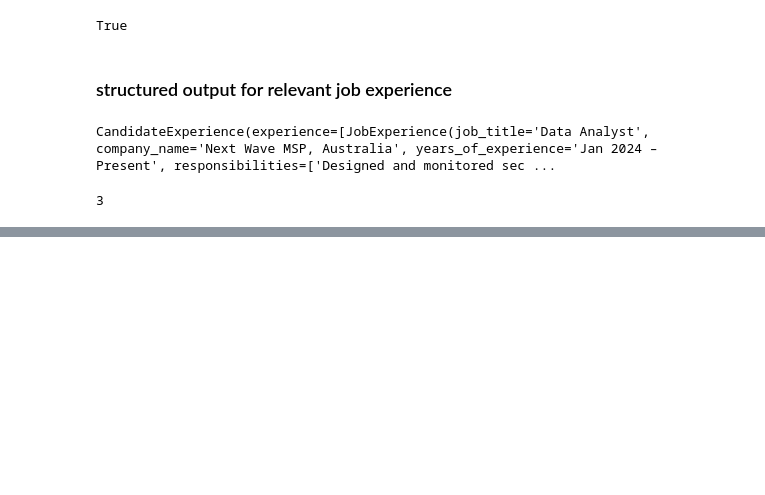
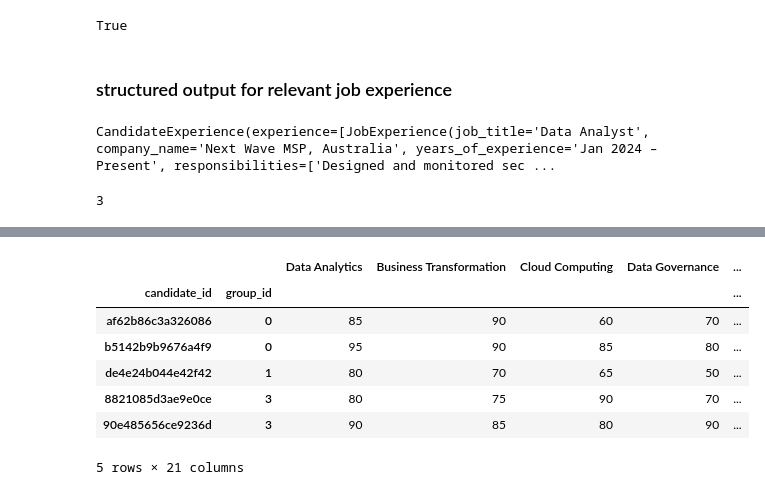
Before and after one commit to scardenasc22/internship_project, a Jupyter notebook: notebooks/experiments_phase6.ipynb, the cells around one changed output, grey strips where cells are left out. Drawn from its saved outputs; the diff is of its cells as text; code cells hidden in the pictures; blank space fills up the shorter version.

```diff
--- a/notebooks/experiments_phase6.ipynb
+++ b/notebooks/experiments_phase6.ipynb
@@ -200,0 +240,11 @@ msg.model_dump()
+# %%
+df.head()
+# %% [output]
+|  |  | Data Analytics | Business Transformation | Cloud Computing | Data Governance | ... |
+| candidate_id | group_id |  |  |  |  | ... |
+| af62b86c3a326086 | 0 | 85 | 90 | 60 | 70 | ... |
+| b5142b9b9676a4f9 | 0 | 95 | 90 | 85 | 80 | ... |
+| de4e24b044e42f42 | 1 | 80 | 70 | 65 | 50 | ... |
+| 8821085d3ae9e0ce | 3 | 80 | 75 | 90 | 70 | ... |
+| 90e485656ce9236d | 3 | 90 | 85 | 80 | 90 | ... |
+5 rows × 21 columns
```
Also changed, not shown: parts of 8 cells of this notebook, 5 other files.
